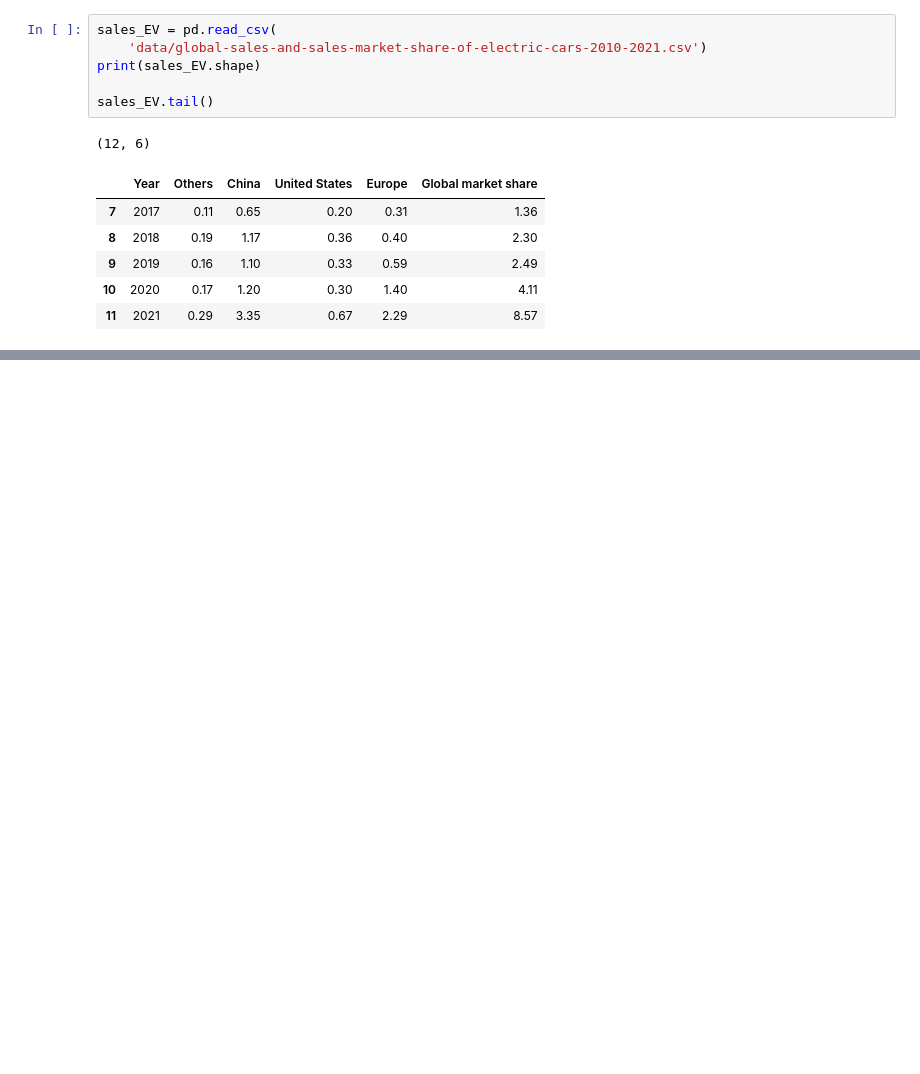
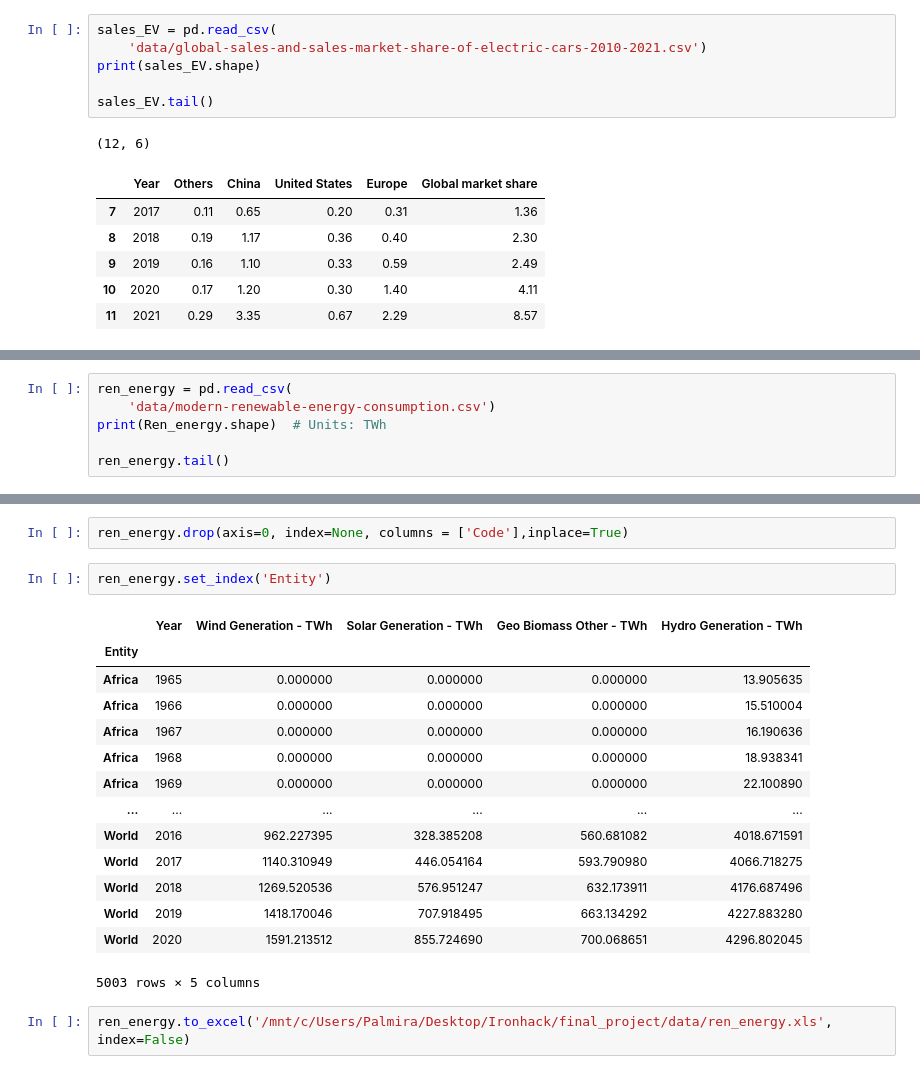
Before and after one commit to evaarquero/Finite_Resources, a Jupyter notebook: Demand_Mineral.ipynb, the cells around one changed output, grey strips where cells are left out. Cells and saved outputs as stored; diff of their text form; blank space fills up the shorter version.

```diff
--- a/Demand_Mineral.ipynb
+++ b/Demand_Mineral.ipynb
@@ -84,0 +92,6 @@ EV_sales
+# %%
+ren_energy = pd.read_csv(
+    'data/modern-renewable-energy-consumption.csv')
+print(Ren_energy.shape)  # Units: TWh
+
+ren_energy.tail()
@@ -84,0 +106,21 @@ EV_sales
+# %%
+ren_energy.drop(axis=0, index=None, columns = ['Code'],inplace=True)
+# %%
+ren_energy.set_index('Entity')
+# %% [output]
+|  | Year | Wind Generation - TWh | Solar Generation - TWh | Geo Biomass Other - TWh | Hydro Generation - TWh |
+| Entity |  |  |  |  |  |
+| Africa | 1965 | 0.000000 | 0.000000 | 0.000000 | 13.905635 |
+| Africa | 1966 | 0.000000 | 0.000000 | 0.000000 | 15.510004 |
+| Africa | 1967 | 0.000000 | 0.000000 | 0.000000 | 16.190636 |
+| Africa | 1968 | 0.000000 | 0.000000 | 0.000000 | 18.938341 |
+| Africa | 1969 | 0.000000 | 0.000000 | 0.000000 | 22.100890 |
+| ... | ... | ... | ... | ... | ... |
+| World | 2016 | 962.227395 | 328.385208 | 560.681082 | 4018.671591 |
+| World | 2017 | 1140.310949 | 446.054164 | 593.790980 | 4066.718275 |
+| World | 2018 | 1269.520536 | 576.951247 | 632.173911 | 4176.687496 |
+| World | 2019 | 1418.170046 | 707.918495 | 663.134292 | 4227.883280 |
+| World | 2020 | 1591.213512 | 855.724690 | 700.068651 | 4296.802045 |
+5003 rows × 5 columns
+# %%
+ren_energy.to_excel('/mnt/c/Users/Palmira/Desktop/Ironhack/final_project/data/ren_energy.xls', index=False)
```
Also changed, not shown: parts of 31 cells of this notebook, 3 other files.
